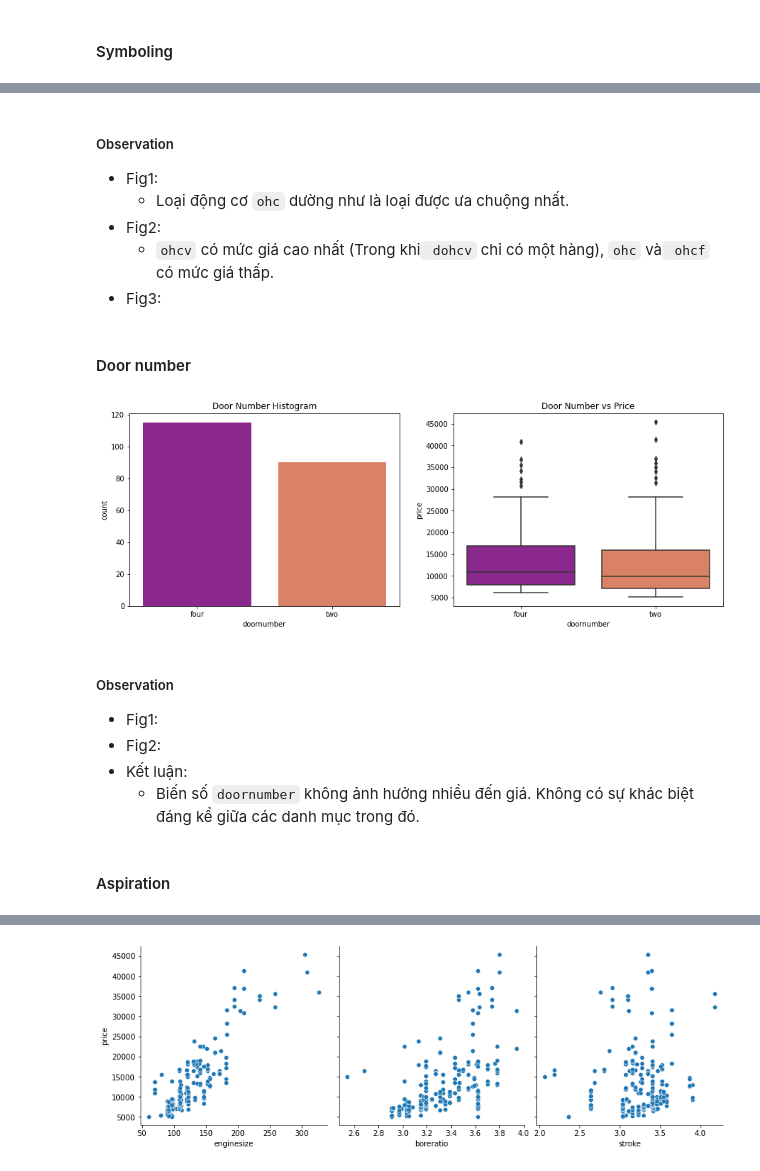
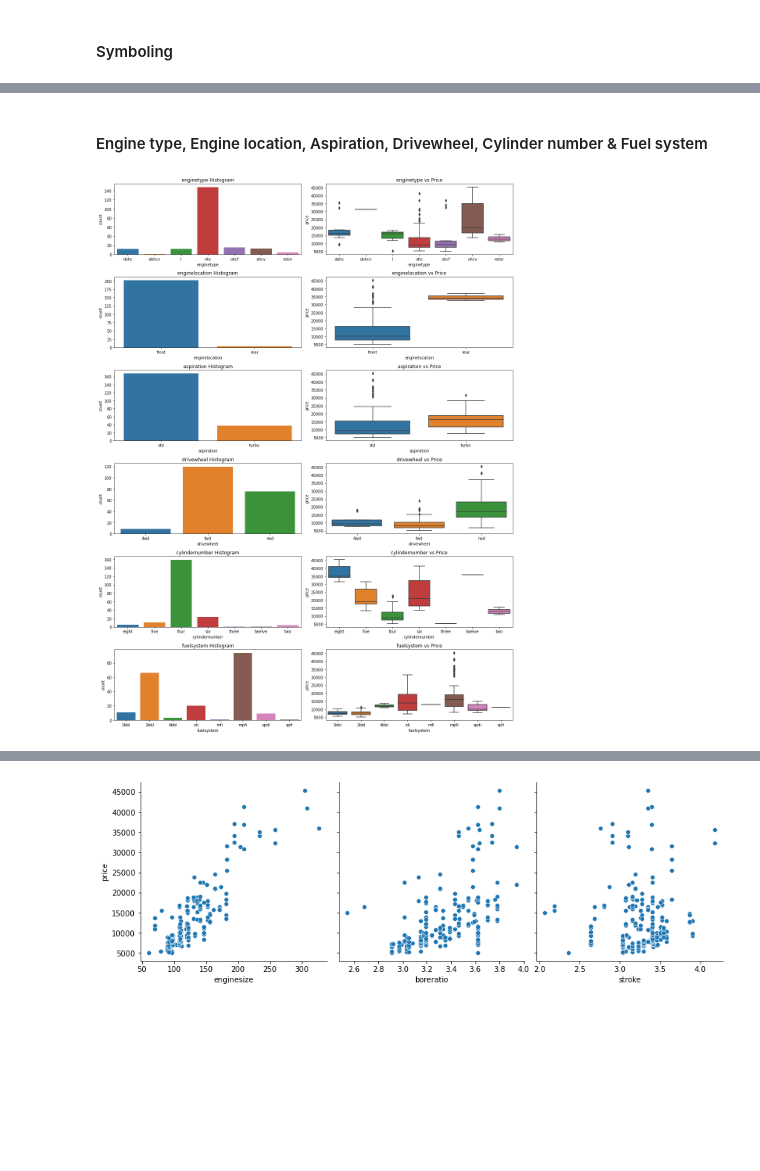
Before and after one commit to NgdHung31/Car-price, a Jupyter notebook: car-price-prediction-linear-regression-rfe.ipynb, the cells around one changed output, grey strips where cells are left out. Cells and saved outputs as stored; diff of their text form; code cells hidden in the pictures; blank space fills up the shorter version.

```diff
--- a/car-price-prediction-linear-regression-rfe.ipynb
+++ b/car-price-prediction-linear-regression-rfe.ipynb
@@ -263,0 +382,21 @@ plt.show()
+# %%
+def plot_count(x,fig):
+    plt.subplot(2,2,fig)
+    plt.xlabel(x, size=16, fontstyle='italic', weight=900)
+    plt.title(x+' Histogram')
+    sns.countplot(cars[x])
+    plt.xticks(rotation= 90)
+
+    plt.subplot(2,2,(fig+1))
+    plt.xlabel(x, size=16, fontstyle='italic', weight=900)
+    plt.title(x+' vs Price')
+    sns.barplot(x=cars[x], y=cars.price)
+    plt.xticks(rotation= 90)
+
+
+plt.figure(figsize=(10,10))
+
+plot_count('carbody', 1)
+plot_count('doornumber', 3)
+
+plt.tight_layout()
@@ -308,31 +434,23 @@ plt.show()
-# %% [markdown]
-##### Observation
-- Fig1:
-    - Loại động cơ `ohc` dường như là loại được ưa chuộng nhất.
-- Fig2:
-    - `ohcv` có mức giá cao nhất (Trong khi` dohcv` chỉ có một hàng), `ohc` và` ohcf` có mức giá thấp.
-- Fig3:
-# %% [markdown]
-#### Door number
+# %% [markdown]
+#### Engine type, Engine location, Aspiration, Drivewheel, Cylinder number & Fuel system
 # %%
-plt.figure(figsize=(15,5))
+def plot_count(x,fig):
+    plt.subplot(6,2,fig)
+    plt.title(x+' Histogram')
+    sns.countplot(cars[x])
+    plt.subplot(6,2,(fig+1))
+    plt.title(x+' vs Price')
+    sns.boxplot(x=cars[x], y=cars.price)
 
-plt.subplot(1,2,1)
-plt.title('Door Number Histogram')
-sns.countplot(cars.doornumber, palette=("plasma"))
+plt.figure(figsize=(15,20))
 
-plt.subplot(1,2,2)
-plt.title('Door Number vs Price')
-sns.boxplot(x=cars.doornumber, y=cars.price, palette=("plasma"))
+plot_count('enginetype', 1)
+plot_count('enginelocation', 3)
+plot_count('aspiration', 5)
+plot_count('drivewheel', 7)
+plot_count('cylindernumber', 9)
+plot_count('fuelsystem', 11)
 
-plt.show()
+plt.tight_layout()
 # %% [output]
-[figure, old version]
+[figure, new version]
-# %% [markdown]
-##### Observation
-- Fig1:
-- Fig2:
-- Kết luận:
-    - Biến số `doornumber` không ảnh hưởng nhiều đến giá. Không có sự khác biệt đáng kể giữa các danh mục trong đó.
-# %% [markdown]
-#### Aspiration
```
Also changed, not shown: parts of 183 cells of this notebook.
